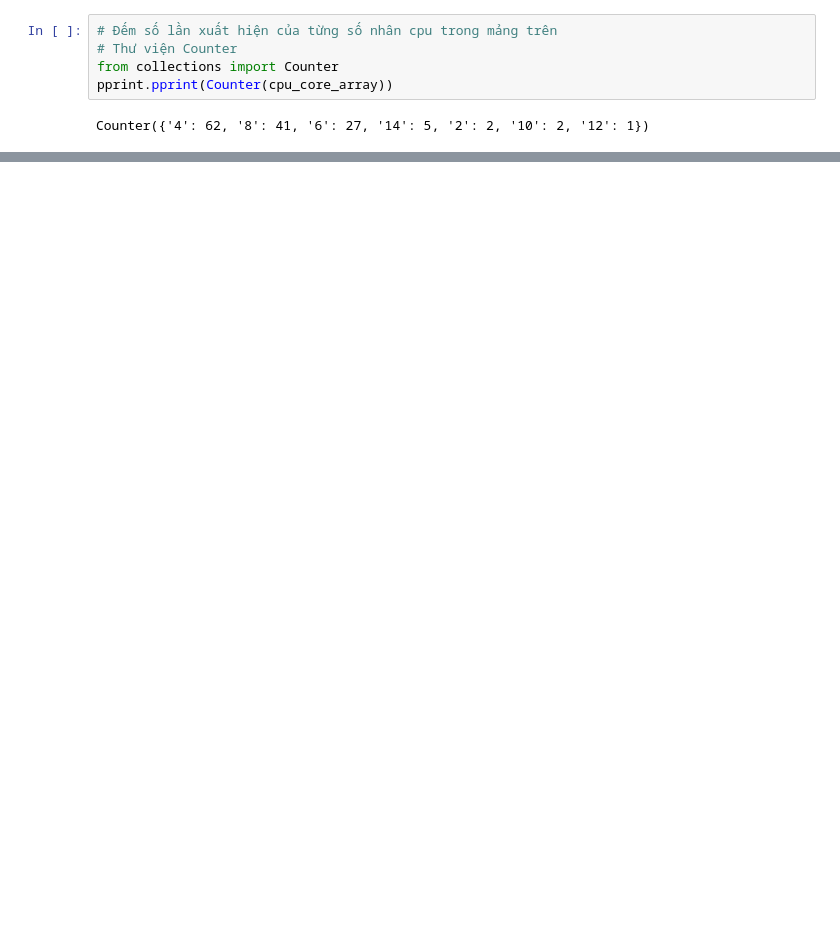
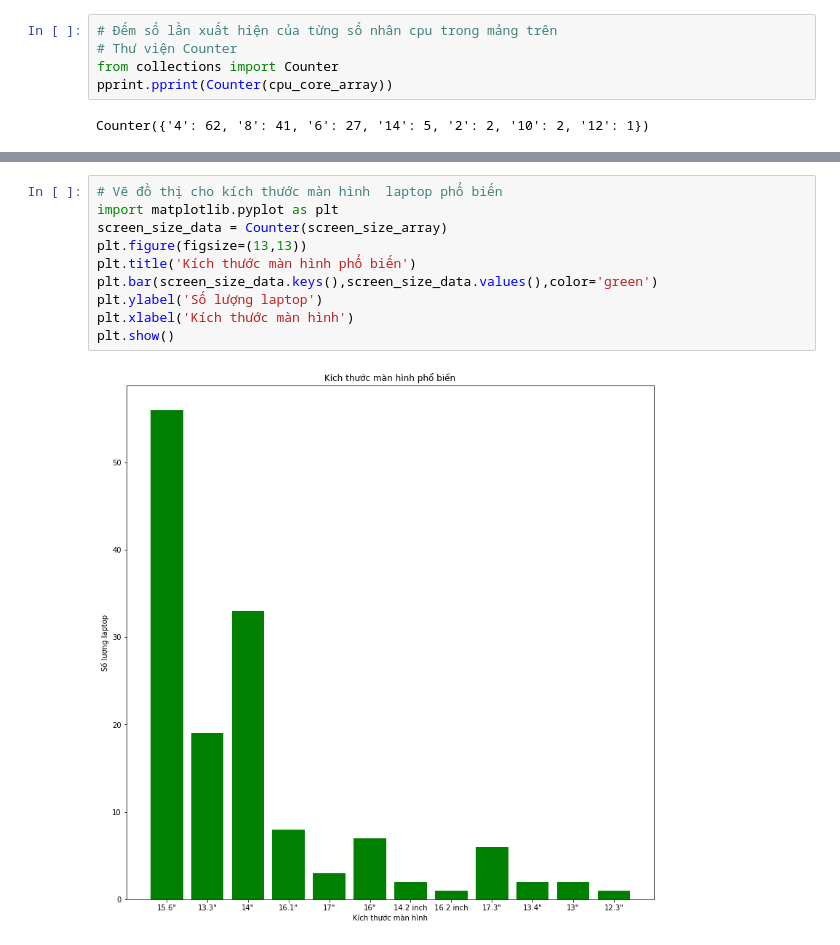
Before and after one commit to lamminhthien/DataMining_School, a Jupyter notebook: List_popular_laptop_specifications.ipynb, the cells around one changed output, grey strips where cells are left out. Drawn from its saved outputs; the diff is of its cells as text; blank space fills up the shorter version.

```diff
--- a/List_popular_laptop_specifications.ipynb
+++ b/List_popular_laptop_specifications.ipynb
@@ -112,0 +152,12 @@ pprint.pprint(Counter(storage_array))
+# %%
+# Vẽ đồ thị cho kích thước màn hình  laptop phổ biến
+import matplotlib.pyplot as plt
+screen_size_data = Counter(screen_size_array)
+plt.figure(figsize=(13,13))
+plt.title('Kích thước màn hình phổ biến')
+plt.bar(screen_size_data.keys(),screen_size_data.values(),color='green')
+plt.ylabel('Số lượng laptop')
+plt.xlabel('Kích thước màn hình')
+plt.show()
+# %% [output]
+[figure, added]
```
Also changed, not shown: parts of 7 cells of this notebook, 1 other file.
